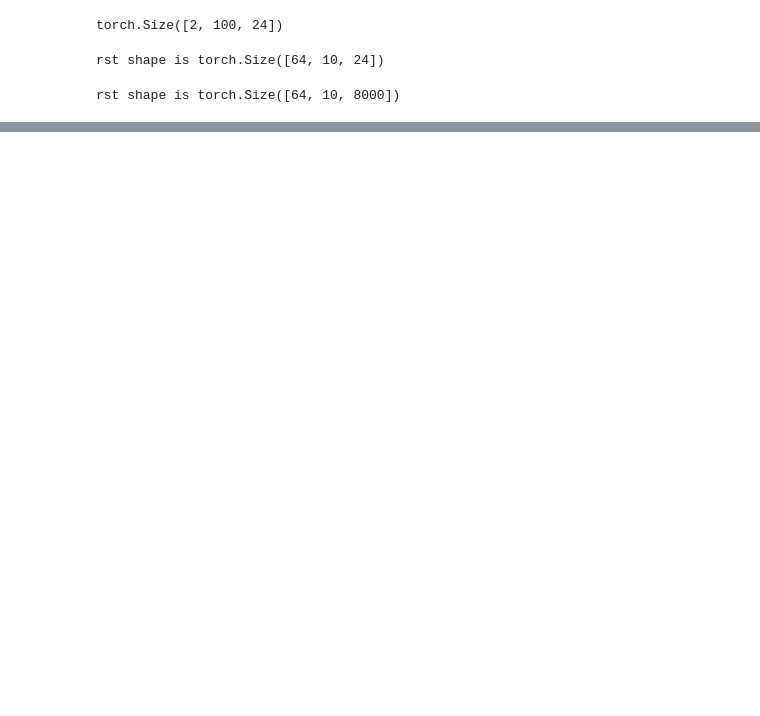
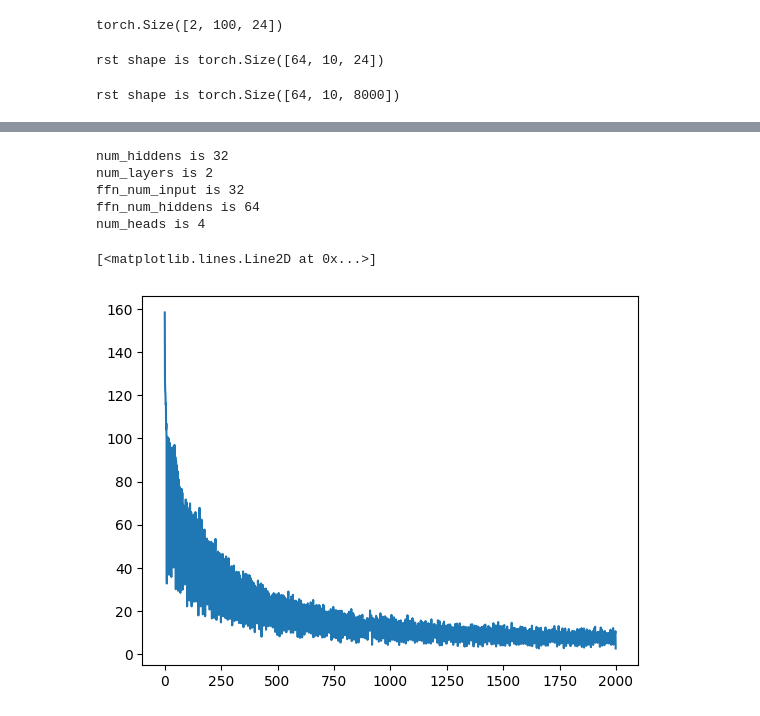
Before and after one commit to shaoxiawjc/ASC-Lab, a Jupyter notebook: transformer/q12.ipynb, the cells around one changed output, grey strips where cells are left out. Drawn from its saved outputs; the diff is of its cells as text; code cells hidden in the pictures; blank space fills up the shorter version.

```diff
--- a/transformer/q12.ipynb
+++ b/transformer/q12.ipynb
@@ -297,5 +344,6 @@ decoder = TransformerDecoder(
     norm_shape, ffn_num_input, ffn_num_hiddens, num_heads,
     num_layers, dropout)
 net = EncoderDecoder(encoder, decoder)
-d2l.train_seq2seq(net, train_iter, lr, num_epochs, tgt_vocab, device)
+loss_list = train_seq2seq(net, train_iter, lr, num_epochs, tgt_vocab, device)
+plt.plot(loss_list)
 # %% [output]
@@ -302,0 +350,7 @@ d2l.train_seq2seq(net, train_iter, lr, num_epochs, tgt_vocab, device)
+num_hiddens is 32
+num_layers is 2
+ffn_num_input is 32
+ffn_num_hiddens is 64
+num_heads is 4
+[<matplotlib.lines.Line2D at 0x...>]
+[figure, added]
```
Also changed, not shown: parts of 5 cells of this notebook.
